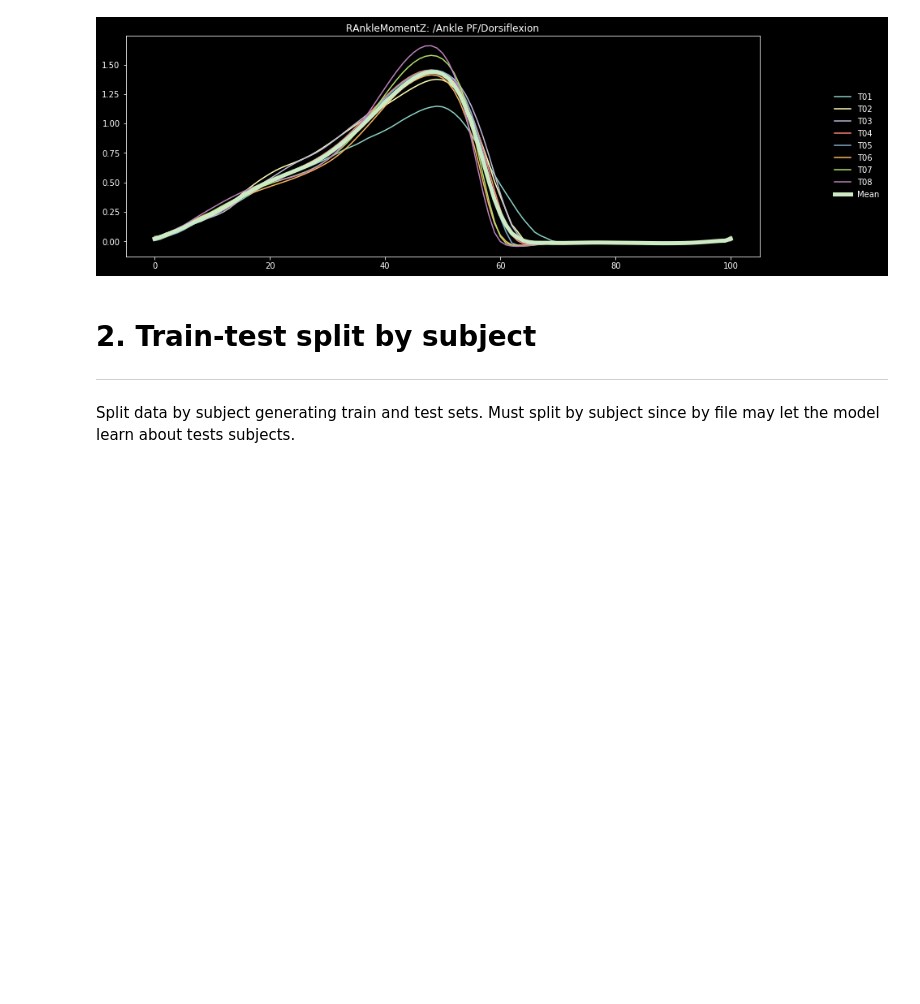
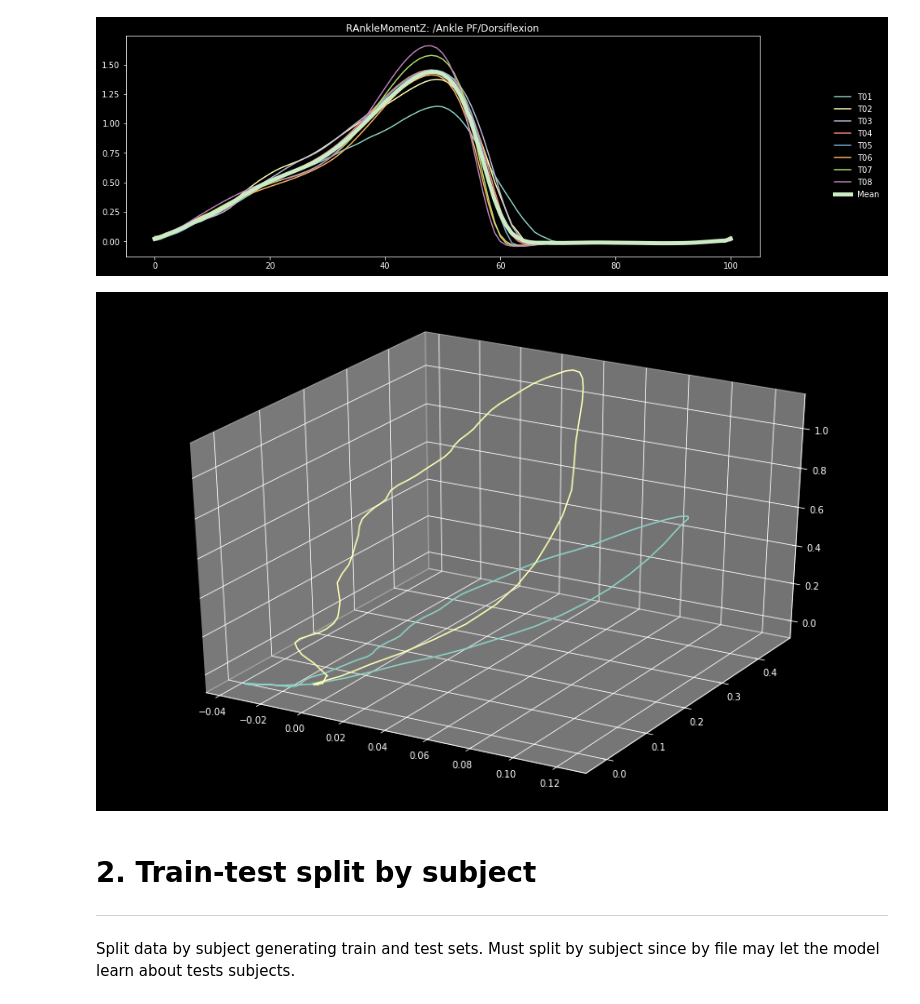
Before and after one commit to cesarboucas/gait, a Jupyter notebook: 1_gait_WBDS_ascii.ipynb, the cells around one changed output. Cells and saved outputs as stored; diff of their text form; code cells hidden in the pictures; blank space fills up the shorter version.

```diff
--- a/1_gait_WBDS_ascii.ipynb
+++ b/1_gait_WBDS_ascii.ipynb
@@ -274,3 +275,32 @@ plot_col('RAnkleMomentZ')
 #dataset.loc[subject].groupby('Time')[col].mean().plot(x='Time', y=col, label='Mean', linewidth=5)
 # %% [output]
 [figure]
+# %%
+from matplotlib.animation import FuncAnimation
+from itertools import cycle
+prop_cycle = plt.rcParams['axes.prop_cycle']
+colors = prop_cycle.by_key()['color']
+
+fig = plt.figure(figsize=(15, 10))
+ax1 = fig.add_subplot(111, projection='3d')
+
+sd = dataset.loc[subject, subject_files(subject)[0]]
+#for col in dataset.columns if (i.startswith('RHip') or i.startswith('RKnee') or i.startswith('RAnkle')):
+for col in ['LAnkleMoment', 'RAnkleMoment']:
+  ax1.plot(sd[col+'X'], sd[col+'Y'], sd[col+'Z'])
+
+
+#for c_col, (c_grp, c_rows) in zip(cycle(colors), valid_df.groupby('point_label')):
+#    ax1.plot(c_rows['x'], c_rows['y'], c_rows['z'], '-', label=c_grp, alpha=0.25, color=c_col)
+
+#ax1.set_xlabel('x')
+#ax1.set_ylabel('y')
+#ax1.set_zlabel('z')
+#ax1.set_zlim(-500, 1500)
+#ax1.set_xlim(-500, 500)
+#ax1.view_init(30, 5)
+
+#plt.savefig(col_name, format='png', bbox_inches='tight')
+# TODO:
+# %% [output]
+[figure, added]
```
Also changed, not shown: parts of 37 cells of this notebook.
